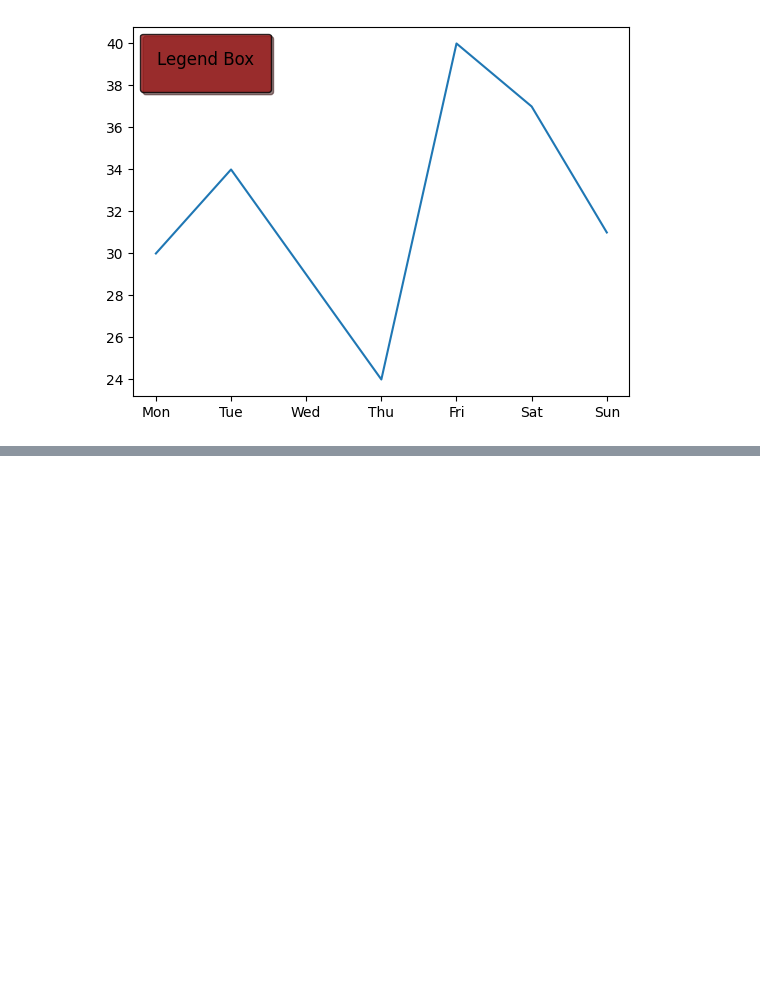
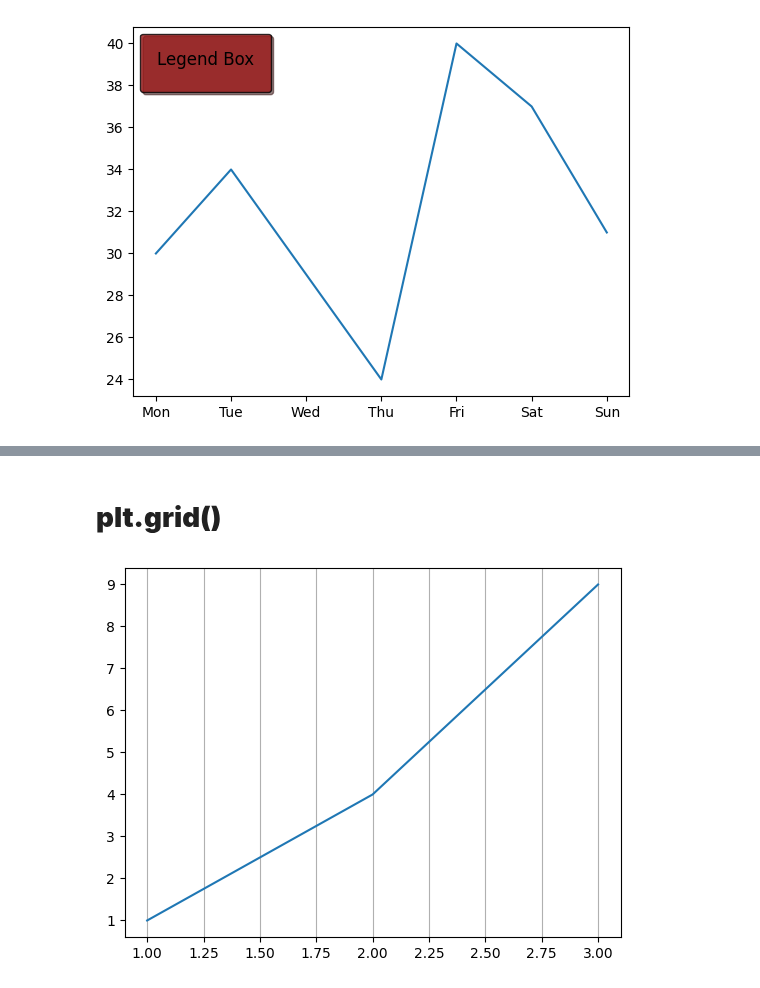
Before and after one commit to KedarDamale/Data-Science, a Jupyter notebook: matplotlib/2.lesson2.ipynb, the cells around one changed output, grey strips where cells are left out. Drawn from its saved outputs; the diff is of its cells as text; code cells hidden in the pictures; blank space fills up the shorter version.

```diff
--- a/matplotlib/2.lesson2.ipynb
+++ b/matplotlib/2.lesson2.ipynb
@@ -244,0 +384,2 @@ No artists with labels found to put in legend.  Note that artists whose label st
+# %% [markdown]
+# **plt.grid()**
@@ -244,0 +408,6 @@ No artists with labels found to put in legend.  Note that artists whose label st
+# %%
+plt.plot([1, 2, 3], [1, 4, 9])
+plt.grid(True, axis='x')  # Only X-axis
+plt.show()
+# %% [output]
+[figure, added]
```
Also changed, not shown: parts of 11 cells of this notebook, 3 other files.
